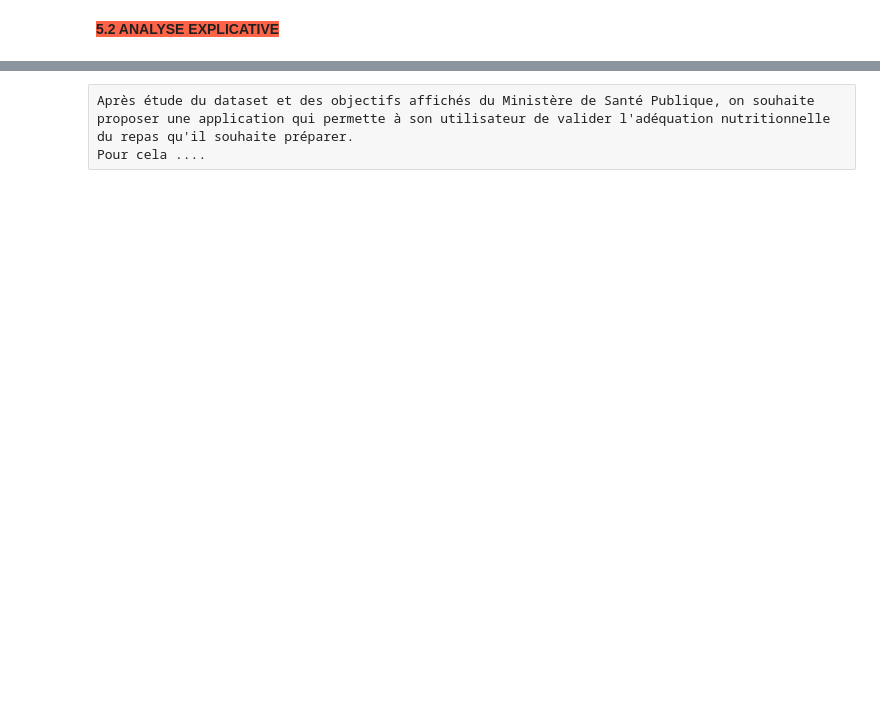
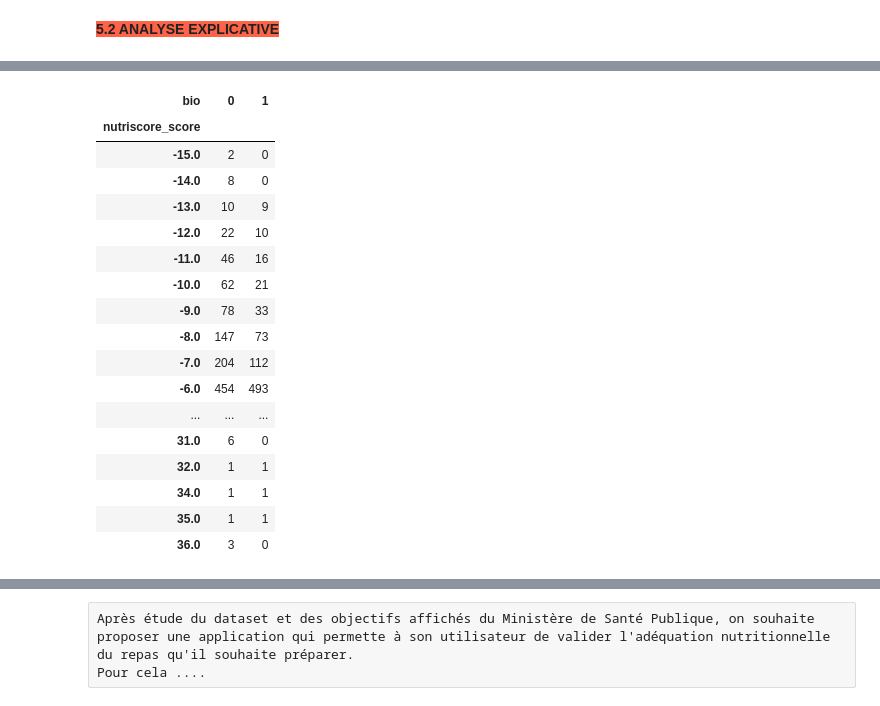
Before and after one commit to aldeponk/openfoodfact, a Jupyter notebook: Analysis.ipynb, the cells around one changed output, grey strips where cells are left out. Cells and saved outputs as stored; diff of their text form; code cells hidden in the pictures; blank space fills up the shorter version.

```diff
--- a/Analysis.ipynb
+++ b/Analysis.ipynb
@@ -829,0 +1028,3 @@ Test khi 2 entre le scoring de nutrition et bio
+# %%
+chi2_data = subset[['bio','nutriscore_score']]
+chi2_data.head()
@@ -829,0 +1038,24 @@ Test khi 2 entre le scoring de nutrition et bio
+# %%
+X = "nutriscore_score"
+Y = "bio"
+cont = chi2_data[[X, Y]].pivot_table(index=X, columns=Y, aggfunc=len).fillna(0).copy().astype(int)
+cont
+# %% [output]
+| bio | 0 | 1 |
+| nutriscore_score |  |  |
+| -15.0 | 2 | 0 |
+| -14.0 | 8 | 0 |
+| -13.0 | 10 | 9 |
+| -12.0 | 22 | 10 |
+| -11.0 | 46 | 16 |
+| -10.0 | 62 | 21 |
+| -9.0 | 78 | 33 |
+| -8.0 | 147 | 73 |
+| -7.0 | 204 | 112 |
+| -6.0 | 454 | 493 |
+| ... | ... | ... |
+| 31.0 | 6 | 0 |
+| 32.0 | 1 | 1 |
+| 34.0 | 1 | 1 |
+| 35.0 | 1 | 1 |
+| 36.0 | 3 | 0 |
```
Also changed, not shown: parts of 30 cells of this notebook.
